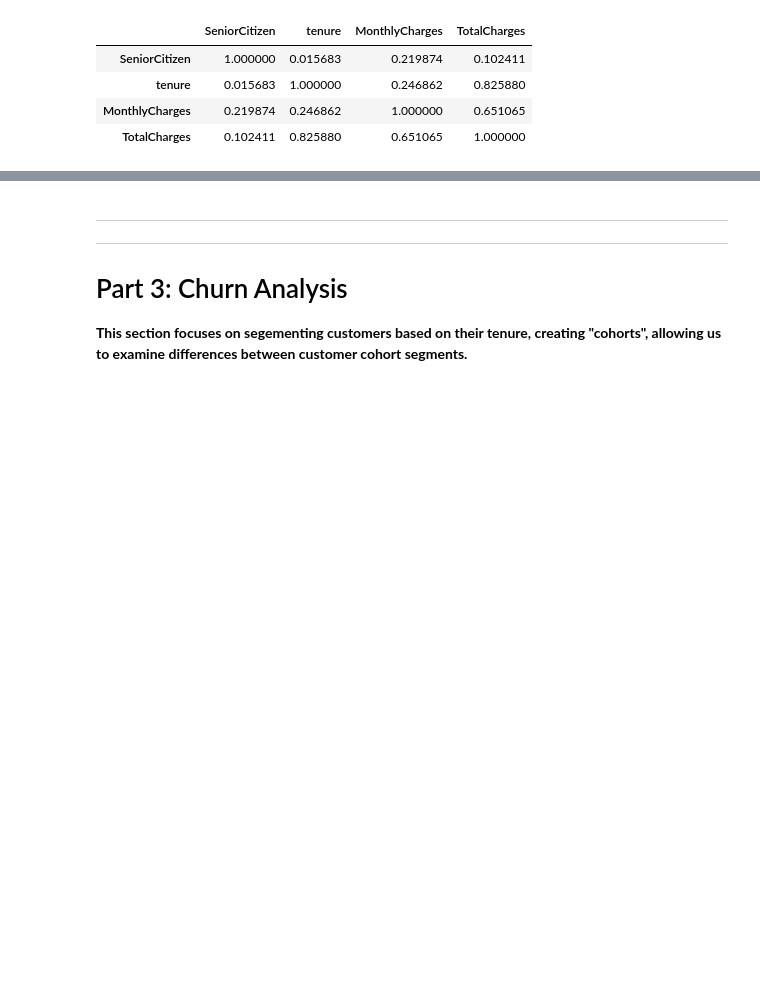
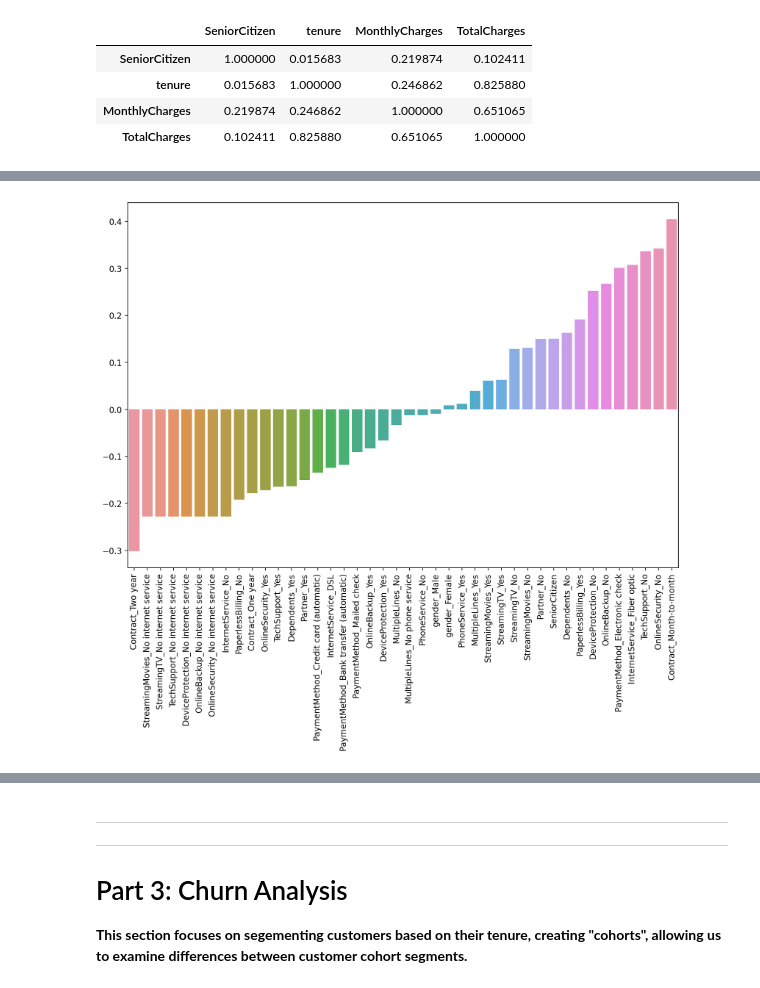
Before and after one commit to DatboiiPuntai/Python-for-Machine-Learning, a Jupyter notebook: 17-Supervised-Learning-Capstone-Project/00-Sup-Learning-Capstone-Tree-Methods .ipynb, the cells around one changed output, grey strips where cells are left out. Saved outputs shown, nothing was run; the diff lists cells and outputs as text; code cells hidden in the pictures; blank space fills up the shorter version.

```diff
--- a/17-Supervised-Learning-Capstone-Project/00-Sup-Learning-Capstone-Tree-Methods .ipynb
+++ b/17-Supervised-Learning-Capstone-Project/00-Sup-Learning-Capstone-Tree-Methods .ipynb
@@ -176,8 +176,7 @@ df.corr()
 | MonthlyCharges | 0.219874 | 0.246862 | 1.000000 | 0.651065 |
 | TotalCharges | 0.102411 | 0.825880 | 0.651065 | 1.000000 |
 # %%
-corr_df = pd.get_dummies(df[['customerID', 'gender', 'Partner', 'Dependents',
-                            'PhoneService', 'MultipleLines', 'InternetService',
-                            'OnlineSecurity', 'OnlineBackup', 'DeviceProtection', 'TechSupport',
-                            'StreamingTV', 'StreamingMovies', 'Contract', 'PaperlessBilling',
-                            'PaymentMethod', 'Churn']]).corr()
+corr_df  = pd.get_dummies(df[['gender', 'SeniorCitizen', 'Partner', 'Dependents','PhoneService', 'MultipleLines', 'InternetService',
+       'OnlineSecurity', 'OnlineBackup', 'DeviceProtection', 'TechSupport','StreamingTV', 'StreamingMovies', 'Contract', 'PaperlessBilling',
+       'PaymentMethod','Churn']]).corr()
+corr_df['Churn_Yes'].sort_values()[1:-1]
@@ -184,3 +201,9 @@ corr_df = pd.get_dummies(df[['customerID', 'gender', 'Partner', 'Dependents',
+# %%
+plt.figure(dpi=200,figsize=(12,8));
+sns.barplot(x=corr_df['Churn_Yes'].sort_values()[1:-1].index,y=corr_df['Churn_Yes'].sort_values()[1:-1].values)
+plt.xticks(rotation=90);
+# %% [output]
+[figure, added]
 # %% [markdown]
 <img src='figbar.png'>
 # %% [markdown]
```
Also changed, not shown: parts of 41 cells of this notebook, 2 other files.
